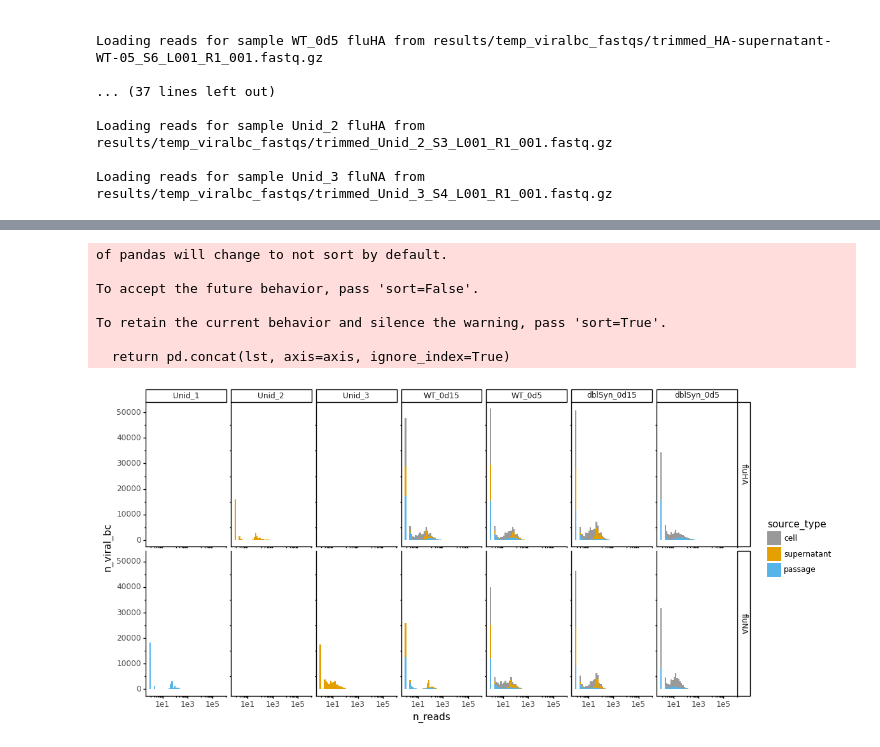
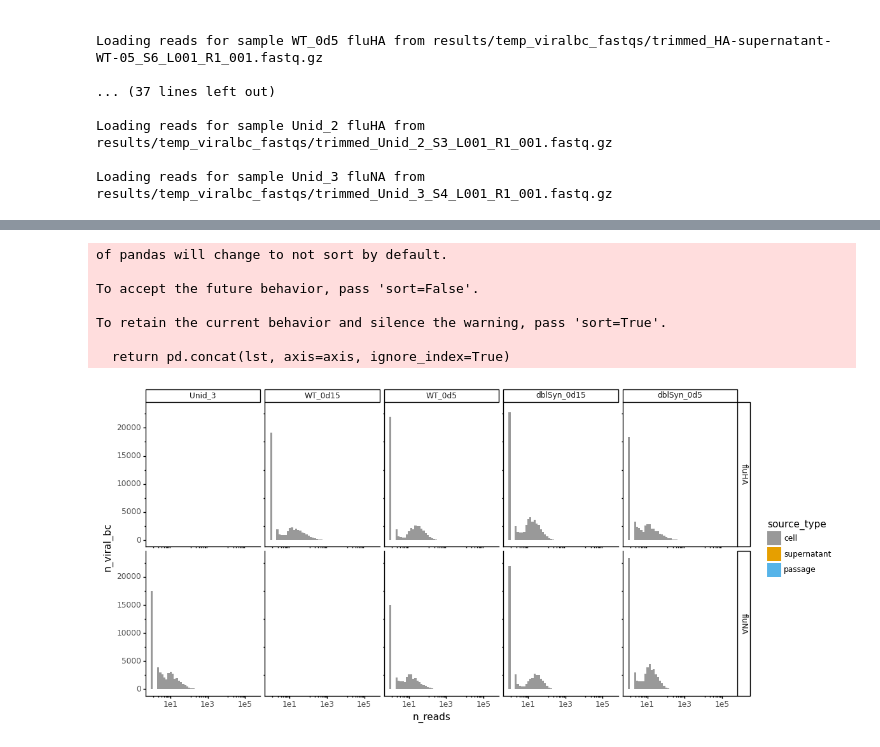
Before and after one commit to jbloomlab/barcoded_flu_pdmH1N1, a Jupyter notebook: identify_viralbc_samples.ipynb, the cells around one changed output, grey strips where cells are left out. Cells and saved outputs as stored; diff of their text form; code cells hidden in the pictures.

```diff
--- a/identify_viralbc_samples.ipynb
+++ b/identify_viralbc_samples.ipynb
@@ -180,21 +192,21 @@ barcode_counts_df = barcode_counts_df.reset_index(level=['viral_bc','sample','so
 threshold = 0 #cutoff for including a barcode
 barcode_counts_df = barcode_counts_df.query(f'n_reads > {threshold}')
 # %%
-p = (ggplot(barcode_counts_df, aes(x='n_reads', fill='source_type')) +
+p = (ggplot(barcode_counts_df.query('source_type=="cell"'), aes(x='n_reads', fill='source_type')) +
      geom_histogram(bins=50) +
      facet_grid('segment~sample') +
      theme(figure_size=(12, 6)) +
      scale_x_log10() +
      ylab('n_viral_bc') +
      scale_fill_manual(cbpalette[0:])
      )
 _ = p.draw()
 # %% [output]
 of pandas will change to not sort by default.
 
 To accept the future behavior, pass 'sort=False'.
 
 To retain the current behavior and silence the warning, pass 'sort=True'.
 
   return pd.concat(lst, axis=axis, ignore_index=True)
-[figure, old version]
+[figure, new version]
```
Also changed, not shown: parts of 15 cells of this notebook, 1 other file.
